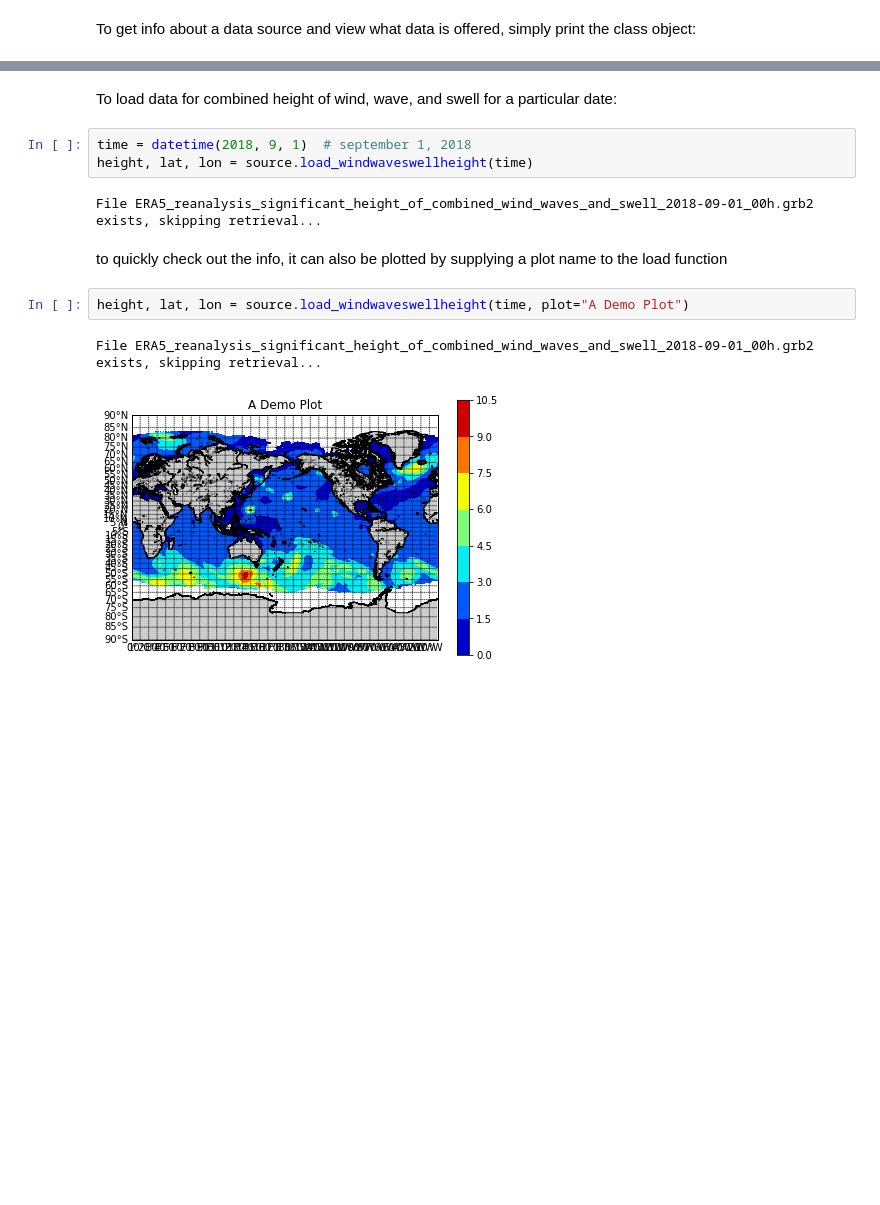
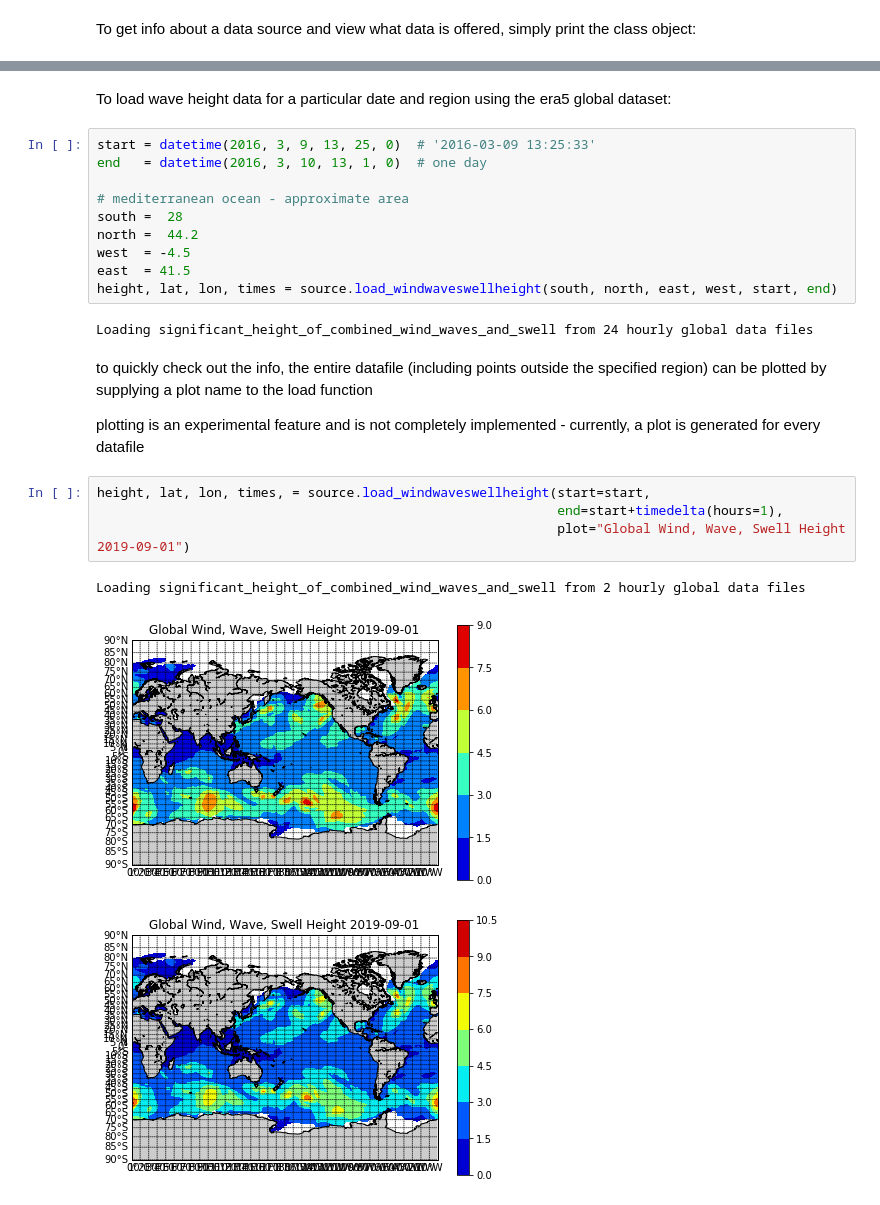
Before and after one commit to cxzhangqi/kadlu, a Jupyter notebook: docs/kadlu_fetch_demo.ipynb, the cells around one changed output, grey strips where cells are left out. Drawn from its saved outputs; the diff is of its cells as text; blank space fills up the shorter version.

Commit message:
updated notebook demo to show time range functions

```diff
--- a/docs/kadlu_fetch_demo.ipynb
+++ b/docs/kadlu_fetch_demo.ipynb
@@ -21,14 +23,26 @@ Class functions:
 # %% [markdown]
-To load data for combined height of wind, wave, and swell for a particular date:
+To load wave height data for a particular date and region using the era5 global dataset:
-# %%
-time = datetime(2018, 9, 1)  # september 1, 2018
-height, lat, lon = source.load_windwaveswellheight(time)
-# %% [output]
-File ERA5_reanalysis_significant_height_of_combined_wind_waves_and_swell_2018-09-01_00h.grb2 exists, skipping retrieval...
+# %%
+start = datetime(2016, 3, 9, 13, 25, 0)  # '2016-03-09 13:25:33'
+end   = datetime(2016, 3, 10, 13, 1, 0)  # one day
+
+# mediterranean ocean - approximate area
+south =  28
+north =  44.2
+west  = -4.5
+east  = 41.5
+height, lat, lon, times = source.load_windwaveswellheight(south, north, east, west, start, end)
+# %% [output]
+Loading significant_height_of_combined_wind_waves_and_swell from 24 hourly global data files
 # %% [markdown]
-to quickly check out the info, it can also be plotted by supplying a plot name to the load function
+to quickly check out the info, the entire datafile (including points outside the specified region) can be plotted by supplying a plot name to the load function
+
+plotting is an experimental feature and is not completely implemented - currently, a plot is generated for every datafile
-# %%
-height, lat, lon = source.load_windwaveswellheight(time, plot="A Demo Plot")
-# %% [output]
-File ERA5_reanalysis_significant_height_of_combined_wind_waves_and_swell_2018-09-01_00h.grb2 exists, skipping retrieval...
-[figure, removed]
+# %%
+height, lat, lon, times, = source.load_windwaveswellheight(start=start,
+                                                           end=start+timedelta(hours=1),
+                                                           plot="Global Wind, Wave, Swell Height 2019-09-01")
+# %% [output]
+Loading significant_height_of_combined_wind_waves_and_swell from 2 hourly global data files
+[figure, added]
+[figure, added]
```
Also changed, not shown: parts of 2 cells of this notebook.
